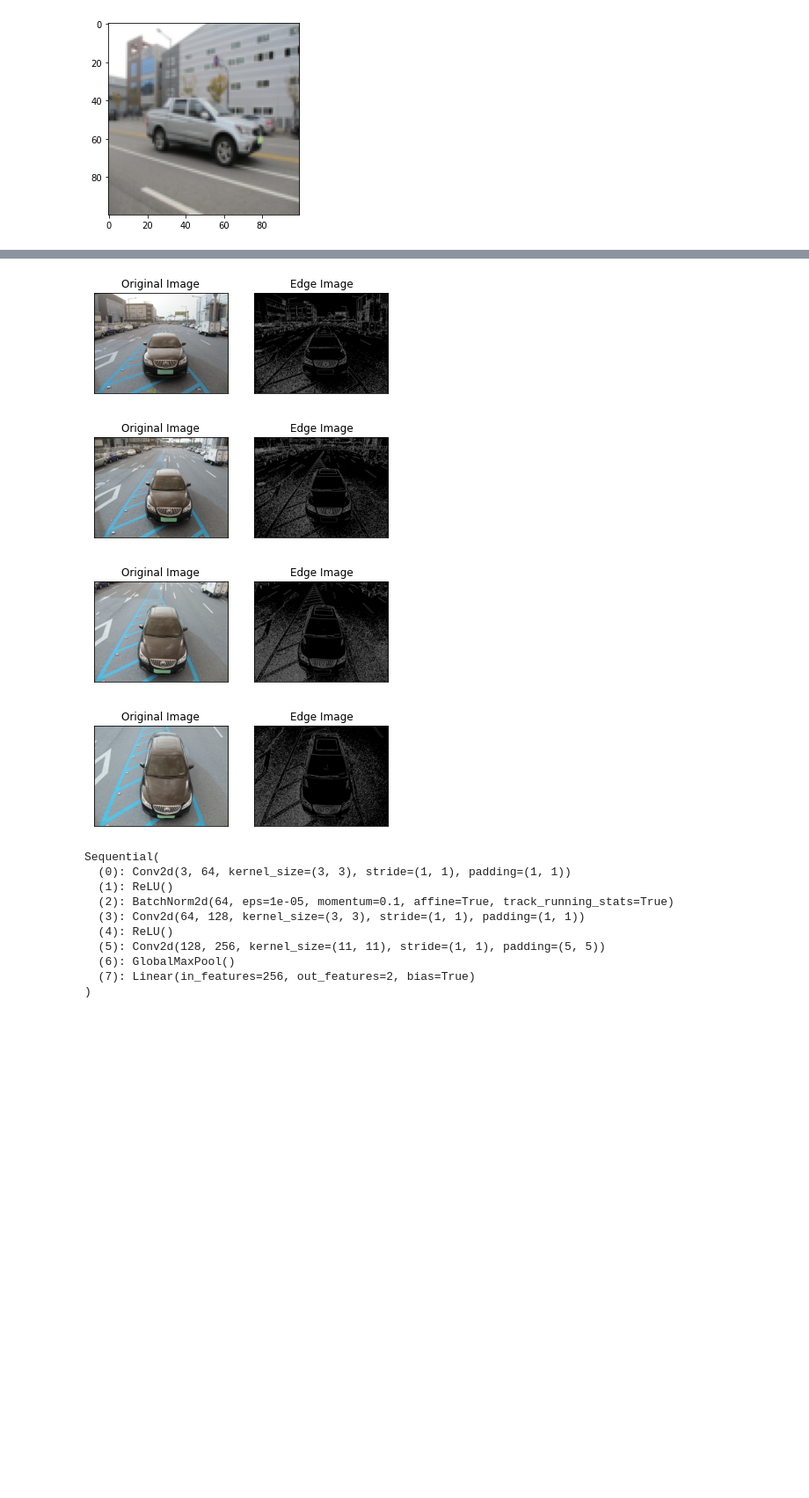
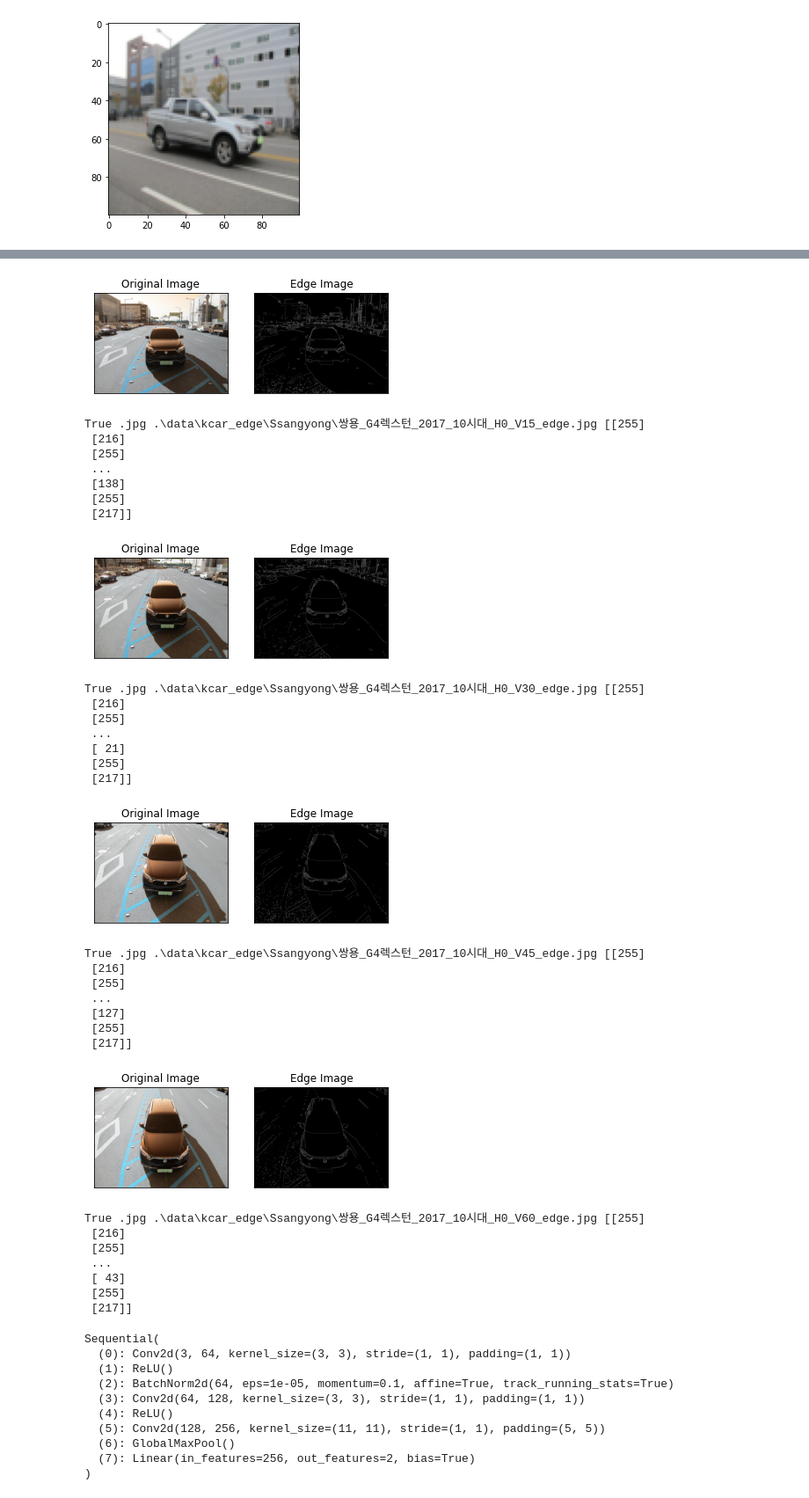
Before and after one commit to CAU-Computer-Vision/Parallel_CNN_car_classifier, a Jupyter notebook: cnn_car_data.ipynb, the cells around one changed output, grey strips where cells are left out. Shown: that part at 88% size. Cells and saved outputs as stored; diff of their text form; code cells hidden in the pictures; blank space fills up the shorter version.

```diff
--- a/cnn_car_data.ipynb
+++ b/cnn_car_data.ipynb
@@ -47,13 +47,25 @@ Ssangyong
 edges=[]
 name = ["0", "15", "30", "45", "60"]
 for n in name:
-    path = ".\\data\\kcar\\GM Daewoo\\GM Daewoo\\GM Daewoo\\GM Daewoo\\알페온\\2011\\10시대\\H0\\GM대우_알페온_2011_10시대_H0_V"+n+".jpg"
+    # p = ".\\data\\kcar\\GM Daewoo\\GM Daewoo\\GM Daewoo\\GM Daewoo\\알페온\\2011\\10시대\\H0\\GM대우_알페온_2011_10시대_H0_V"
+    p = ".\\data\\kcar\\Ssangyong\\Ssangyong\\Ssangyong\\Ssangyong\\G4 렉스턴\\2017\\10시대\\H0\\쌍용_G4렉스턴_2017_10시대_H0_V"
+    path = p+n+".jpg"
     img_array = np.fromfile(path, np.uint8)
     im = cv.imdecode(img_array, cv.IMREAD_COLOR)
+    im = cv.GaussianBlur(im, (5, 5), 0)
     edges.append(cv.Canny(im,100,200))
     plt.subplot(121),plt.imshow(im,cmap = 'gray')
     plt.title('Original Image'), plt.xticks([]), plt.yticks([])
     plt.subplot(122),plt.imshow(edges[-1],cmap = 'gray')
     plt.title('Edge Image'), plt.xticks([]), plt.yticks([])
     plt.show()
+
+    new_name = ".\\data\\kcar_edge\\Ssangyong\\쌍용_G4렉스턴_2017_10시대_H0_V"+n+"_edge.jpg"
+    extension = os.path.splitext(new_name)[1] # 이미지 확장자
+    result, encoded_img = cv.imencode(extension, edges[-1])
+    print(result, extension, new_name, encoded_img)
+
+    if result:
+        with open(new_name, mode='w+b') as f:
+            encoded_img.tofile(f)
 # %% [output]
@@ -61,7 +80,35 @@ for n in name:
-[figure, old version]
+[figure, new version]
+True .jpg .\data\kcar_edge\Ssangyong\쌍용_G4렉스턴_2017_10시대_H0_V15_edge.jpg [[255]
+ [216]
+ [255]
+ ...
+ [138]
+ [255]
+ [217]]
-[figure, old version]
+[figure, new version]
+True .jpg .\data\kcar_edge\Ssangyong\쌍용_G4렉스턴_2017_10시대_H0_V30_edge.jpg [[255]
+ [216]
+ [255]
+ ...
+ [ 21]
+ [255]
+ [217]]
-[figure, old version]
+[figure, new version]
+True .jpg .\data\kcar_edge\Ssangyong\쌍용_G4렉스턴_2017_10시대_H0_V45_edge.jpg [[255]
+ [216]
+ [255]
+ ...
+ [127]
+ [255]
+ [217]]
-[figure, old version]
+[figure, new version]
+True .jpg .\data\kcar_edge\Ssangyong\쌍용_G4렉스턴_2017_10시대_H0_V60_edge.jpg [[255]
+ [216]
+ [255]
+ ...
+ [ 43]
+ [255]
+ [217]]
 # %%
 import matplotlib.pyplot as plt
 from torchvision.transforms import ToPILImage
```
Also changed, not shown: parts of 8 cells of this notebook.
